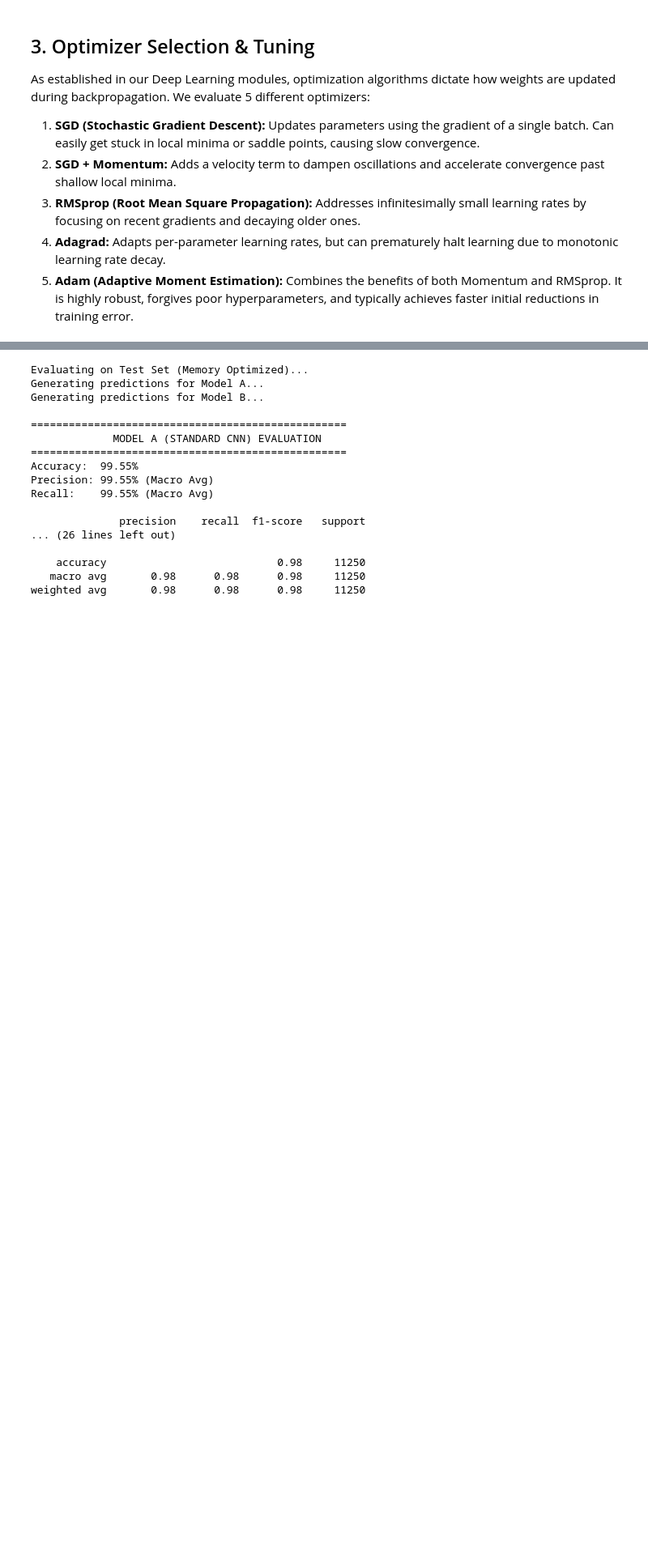
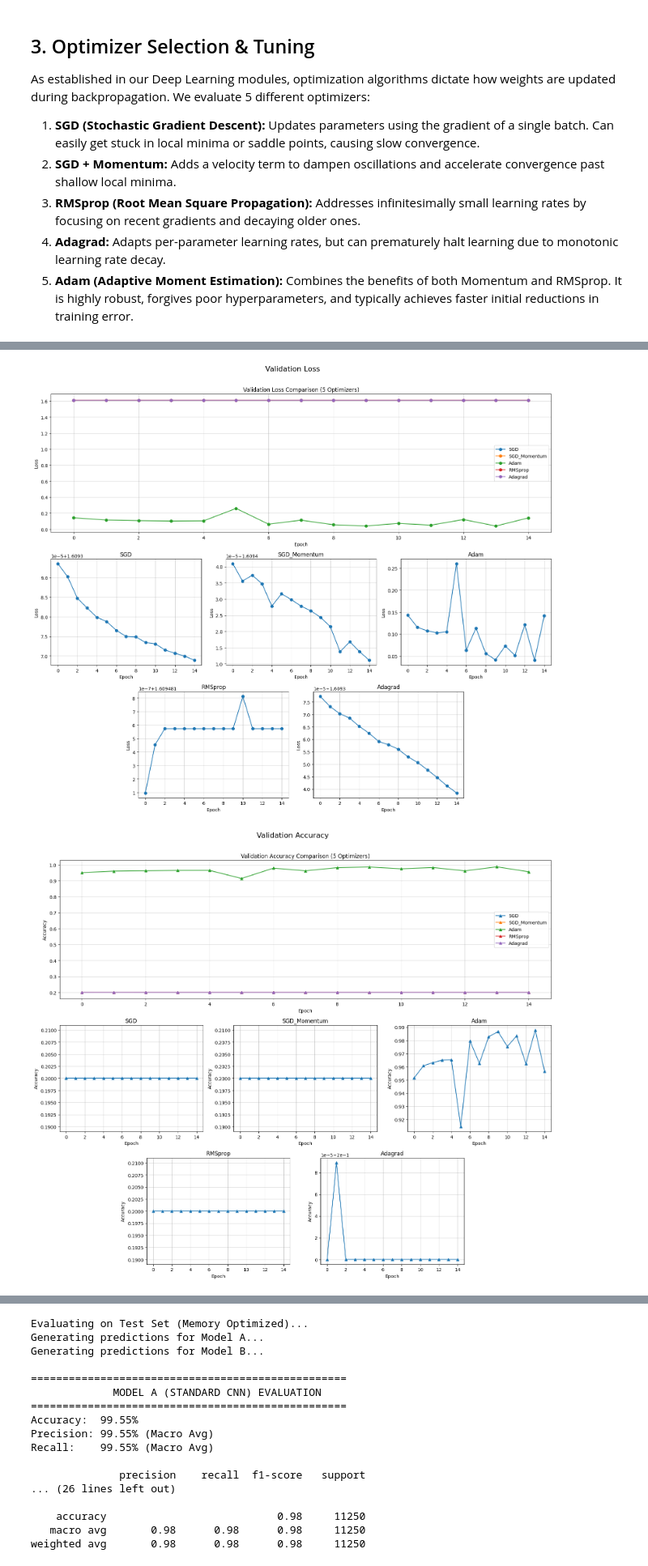
Before and after one commit to senuja-dilmith/EN3150_A03_GalTricals, a Jupyter notebook: notebook/EN3150_Assignment_03_GalTricals.ipynb, the cells around one changed output, grey strips where cells are left out. Shown at 81% size. Cells and saved outputs as stored; diff of their text form; code cells hidden in the pictures; blank space fills up the shorter version.

Commit message:
add: seperated validation loss and validation accuracy curves

```diff
--- a/notebook/EN3150_Assignment_03_GalTricals.ipynb
+++ b/notebook/EN3150_Assignment_03_GalTricals.ipynb
@@ -354,49 +350,63 @@ Adagrad Final Val Accuracy: 0.2000
 # Plot Convergence
 opt_names = list(optimizers.keys())
 
-# Create two figures: one for loss and one for accuracy
 for metric, title, ylabel, marker in [
     ('val_loss', 'Validation Loss', 'Loss', 'o'),
     ('val_accuracy', 'Validation Accuracy', 'Accuracy', '^')
 ]:
-    fig = plt.figure(figsize=(20, 10))
-    gs = fig.add_gridspec(2, 4, width_ratios=[1.5, 1, 1, 1])
 
-    # Left side: combined comparison of all 5 optimizers
-    ax_main = fig.add_subplot(gs[:, 0])
+    # Create a figure with 1 large plot at the top
+    # and 5 individual plots below
+    fig = plt.figure(figsize=(16, 14))
+    gs = fig.add_gridspec(
+        3, 6,
+        height_ratios=[1.3, 1, 1]
+    )
+
+    # 1. Combined plot at the TOP
+    ax_main = fig.add_subplot(gs[0, :])
+
     for opt_name in opt_names:
         ax_main.plot(
             history_dict[opt_name][metric],
             label=opt_name,
             marker=marker
         )
 
     ax_main.set_title(f'{title} Comparison (5 Optimizers)')
     ax_main.set_xlabel('Epoch')
     ax_main.set_ylabel(ylabel)
     ax_main.legend()
     ax_main.grid(True, alpha=0.6)
 
-    # Right side: separate plot for each optimizer
+    # 2. Five separate plots BELOW the combined plot
+    # First row: 3 plots
+    # Second row: 2 plots centered
+    positions = [
+        (1, 0, 2), (1, 2, 2), (1, 4, 2),
+        (2, 1, 2), (2, 3, 2)
+    ]
+
     for i, opt_name in enumerate(opt_names):
-        row = i // 3
-        col = i % 3 + 1
+        row, col, span = positions[i]
+        ax = fig.add_subplot(gs[row, col:col + span])
 
-        ax = fig.add_subplot(gs[row, col])
         ax.plot(
             history_dict[opt_name][metric],
-            marker=marker,
-            label=opt_name
+            marker=marker
         )
 
         ax.set_title(opt_name)
         ax.set_xlabel('Epoch')
         ax.set_ylabel(ylabel)
         ax.grid(True, alpha=0.6)
 
     fig.suptitle(title, fontsize=16)
-    plt.tight_layout()
+    plt.tight_layout(rect=[0, 0, 1, 0.97])
     plt.show()
+# %% [output]
+[figure, added]
+[figure, added]
 # %% [markdown]
 ## 4. Custom Model Training & Evaluation
 We trained both Model A and Model B for **20 epochs** using the highest performing optimizer (Adam).
```
Also changed, not shown: parts of 5 cells of this notebook.
